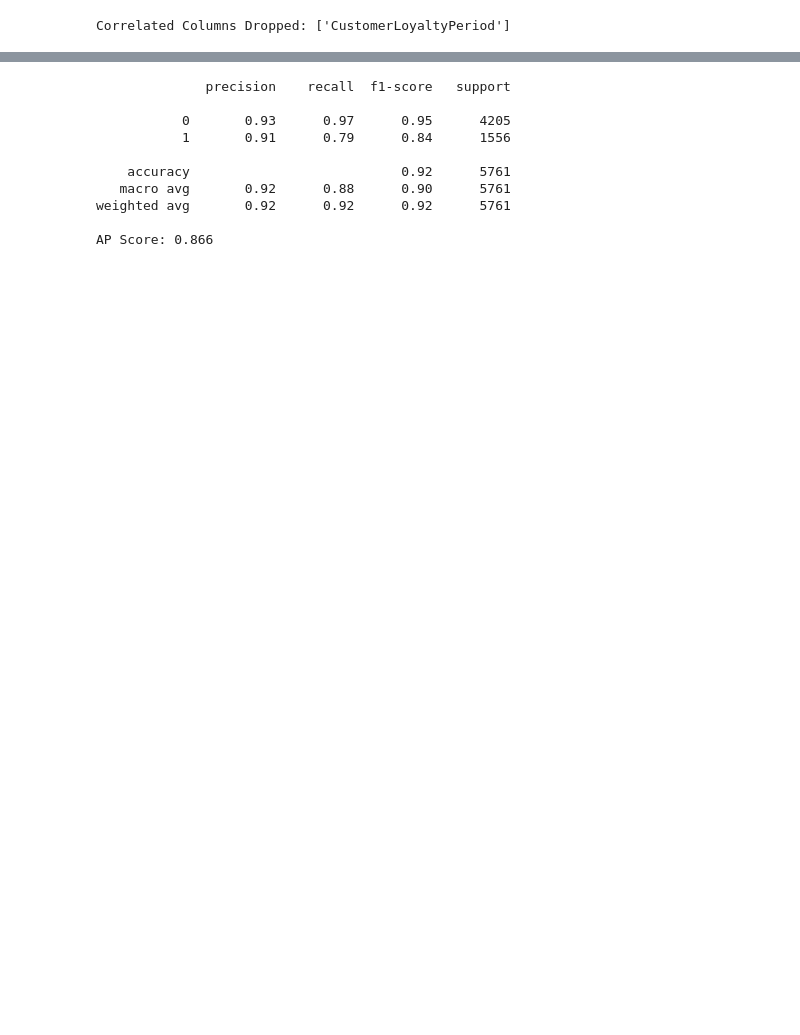
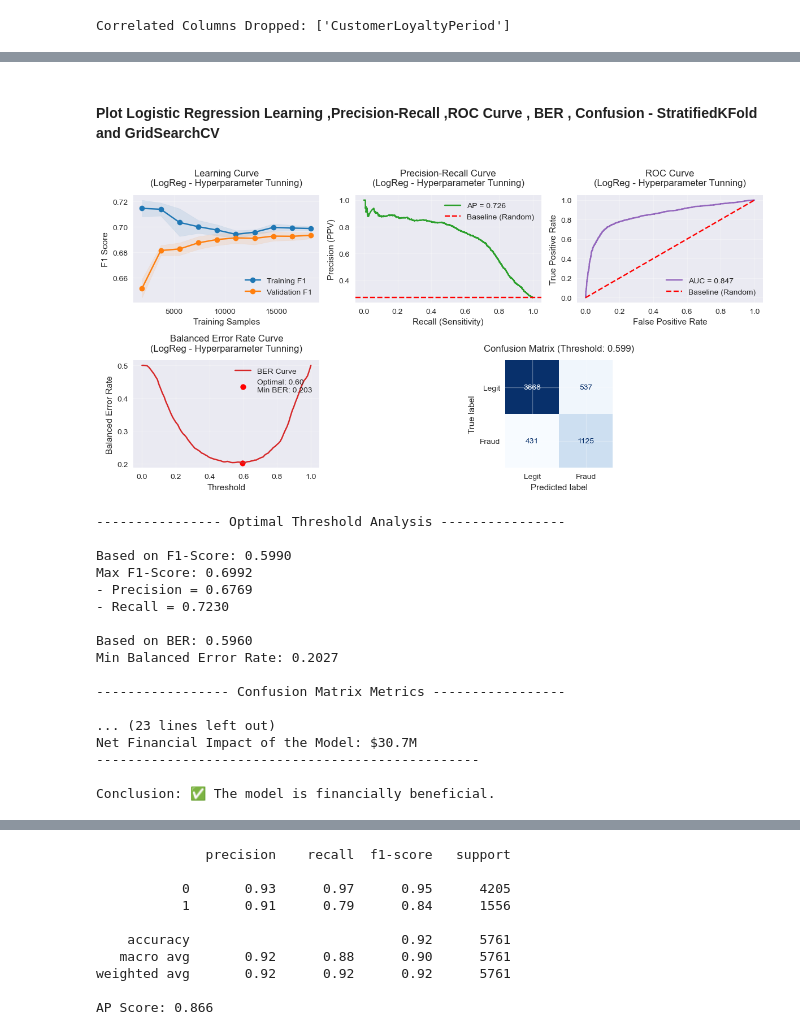
Before and after one commit to sumeetraheja/uol-module2-insurance, a Jupyter notebook: Assessment.ipynb, the cells around one changed output, grey strips where cells are left out. Cells and saved outputs as stored; diff of their text form; code cells hidden in the pictures; blank space fills up the shorter version.

```diff
--- a/Assessment.ipynb
+++ b/Assessment.ipynb
@@ -1921,0 +1832,31 @@ flowchart LR
+# %% [markdown]
+#### Plot Logistic Regression Learning ,Precision-Recall ,ROC Curve , BER , Confusion - StratifiedKFold and GridSearchCV
+# %%
+
+plot_model_curves(
+    pipeline=lr_best_model_with_hyper_tunning,
+    X_train=X_train,
+    y_train=y_train,
+    X_test=X_test,
+    y_test=y_test,
+    title_prefix="LogReg - Hyperparameter Tunning"
+)
+# %% [output]
+[figure, added]
+---------------- Optimal Threshold Analysis ----------------
+
+Based on F1-Score: 0.5990
+Max F1-Score: 0.6992
+- Precision = 0.6769
+- Recall = 0.7230
+
+Based on BER: 0.5960
+Min Balanced Error Rate: 0.2027
+
+----------------- Confusion Matrix Metrics -----------------
+
+... (23 lines left out)
+Net Financial Impact of the Model: $30.7M
+-------------------------------------------------
+
+Conclusion: ✅ The model is financially beneficial.
```
Also changed, not shown: parts of 122 cells of this notebook.
